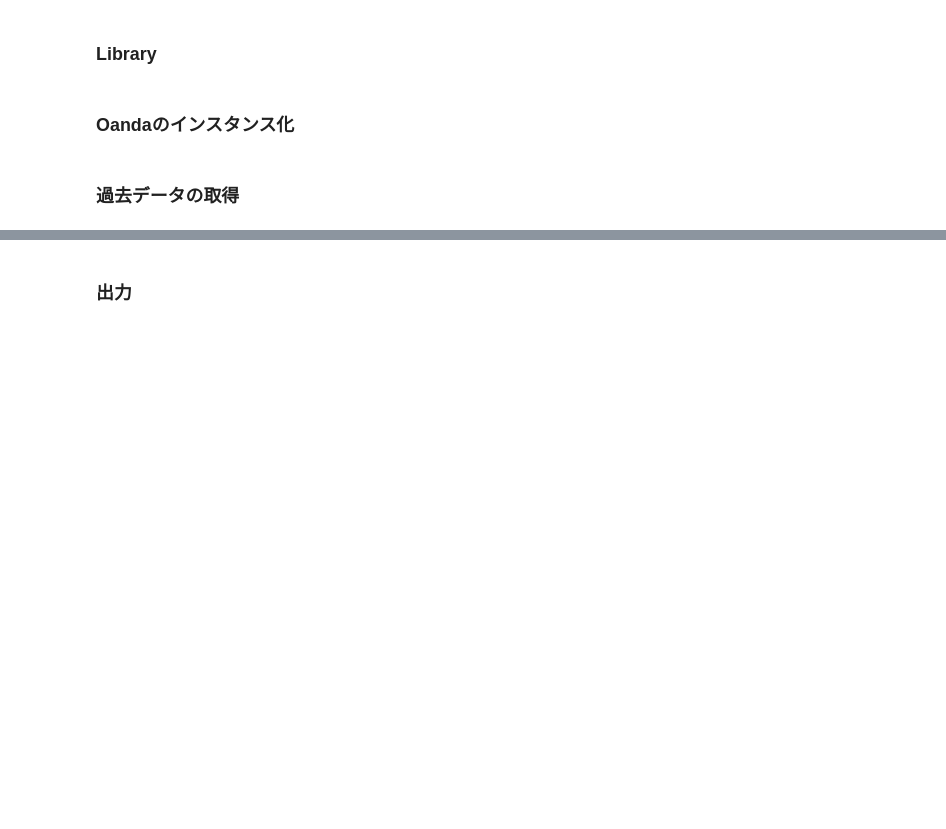
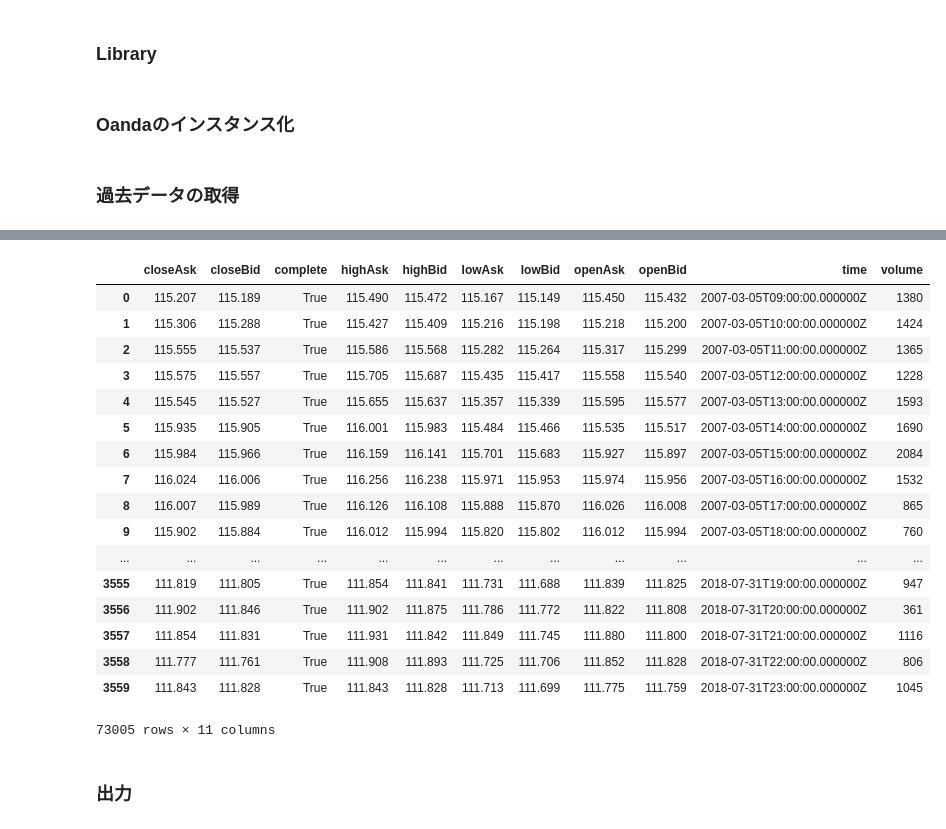
Before and after one commit to tosshi0219/fx, a Jupyter notebook: jupyter/get_data.ipynb, the cells around one changed output, grey strips where cells are left out. Saved outputs shown, nothing was run; the diff lists cells and outputs as text; code cells hidden in the pictures; blank space fills up the shorter version.

Commit message:
hourly data

```diff
--- a/jupyter/get_data.ipynb
+++ b/jupyter/get_data.ipynb
@@ -20,18 +20,20 @@ access_token = token
 oanda = oandapy.API(environment="practice", access_token=access_token)
 # %% [markdown]
 ### 過去データの取得
+# %%
+gran = 'H1'
 # %%
 i = 0
 end = datetime(2018, 8, 1, 0, 0)
 res = []
-while i < 2:
-    start = end - timedelta(days = 4999)
+while i < 20:
+    start = end - timedelta(hours = 4999)
     print(i, start, end)
 
     end_day =  '{0}-{1:02d}-{2:02d}-{3:02d}:{4:02d}:{5:02d}'.format(end.year, end.month, end.day, end.hour, end.minute, end.second)
     start_day =  '{0}-{1:02d}-{2:02d}-{3:02d}:{4:02d}:{5:02d}'.format(start.year, start.month, start.day, start.hour, start.minute, start.second)
 
-    res.append(oanda.get_history(instrument="USD_JPY",granularity="D",start = start_day, end = end_day))
+    res.append(oanda.get_history(instrument="USD_JPY",granularity=gran, start = start_day, end = end_day))
     i += 1
-    end = start - timedelta(days = 1)
+    end = start - timedelta(hours = 1)
 # %% [output]
@@ -40,8 +60,29 @@ while i < 2:
 # %%
-dfs = []
-dfs.append(pd.DataFrame(res[0]['candles']))
-dfs.append(pd.DataFrame(res[1]['candles']))
-df = pd.concat([dfs[1], dfs[0]], axis = 0)
+df = pd.DataFrame(res[0]['candles'])
+for i in range(1, len(res)):
+    df1 = pd.DataFrame(res[i]['candles'])
+    df = pd.concat([df1, df], axis = 0)
+# %%
+df
+# %% [output]
+|  | closeAsk | closeBid | complete | highAsk | highBid | lowAsk | lowBid | openAsk | openBid | time | volume |
+| 0 | 115.207 | 115.189 | True | 115.490 | 115.472 | 115.167 | 115.149 | 115.450 | 115.432 | 2007-03-05T09:00:00.000000Z | 1380 |
+| 1 | 115.306 | 115.288 | True | 115.427 | 115.409 | 115.216 | 115.198 | 115.218 | 115.200 | 2007-03-05T10:00:00.000000Z | 1424 |
+| 2 | 115.555 | 115.537 | True | 115.586 | 115.568 | 115.282 | 115.264 | 115.317 | 115.299 | 2007-03-05T11:00:00.000000Z | 1365 |
+| 3 | 115.575 | 115.557 | True | 115.705 | 115.687 | 115.435 | 115.417 | 115.558 | 115.540 | 2007-03-05T12:00:00.000000Z | 1228 |
+| 4 | 115.545 | 115.527 | True | 115.655 | 115.637 | 115.357 | 115.339 | 115.595 | 115.577 | 2007-03-05T13:00:00.000000Z | 1593 |
+| 5 | 115.935 | 115.905 | True | 116.001 | 115.983 | 115.484 | 115.466 | 115.535 | 115.517 | 2007-03-05T14:00:00.000000Z | 1690 |
+| 6 | 115.984 | 115.966 | True | 116.159 | 116.141 | 115.701 | 115.683 | 115.927 | 115.897 | 2007-03-05T15:00:00.000000Z | 2084 |
+| 7 | 116.024 | 116.006 | True | 116.256 | 116.238 | 115.971 | 115.953 | 115.974 | 115.956 | 2007-03-05T16:00:00.000000Z | 1532 |
+| 8 | 116.007 | 115.989 | True | 116.126 | 116.108 | 115.888 | 115.870 | 116.026 | 116.008 | 2007-03-05T17:00:00.000000Z | 865 |
+| 9 | 115.902 | 115.884 | True | 116.012 | 115.994 | 115.820 | 115.802 | 116.012 | 115.994 | 2007-03-05T18:00:00.000000Z | 760 |
+| ... | ... | ... | ... | ... | ... | ... | ... | ... | ... | ... | ... |
+| 3555 | 111.819 | 111.805 | True | 111.854 | 111.841 | 111.731 | 111.688 | 111.839 | 111.825 | 2018-07-31T19:00:00.000000Z | 947 |
+| 3556 | 111.902 | 111.846 | True | 111.902 | 111.875 | 111.786 | 111.772 | 111.822 | 111.808 | 2018-07-31T20:00:00.000000Z | 361 |
+| 3557 | 111.854 | 111.831 | True | 111.931 | 111.842 | 111.849 | 111.745 | 111.880 | 111.800 | 2018-07-31T21:00:00.000000Z | 1116 |
+| 3558 | 111.777 | 111.761 | True | 111.908 | 111.893 | 111.725 | 111.706 | 111.852 | 111.828 | 2018-07-31T22:00:00.000000Z | 806 |
+| 3559 | 111.843 | 111.828 | True | 111.843 | 111.828 | 111.713 | 111.699 | 111.775 | 111.759 | 2018-07-31T23:00:00.000000Z | 1045 |
+73005 rows × 11 columns
 # %%
 df = df.drop(['complete'], axis = 1)
 
```
Also changed, not shown: parts of 2 cells of this notebook, 7 other files.
